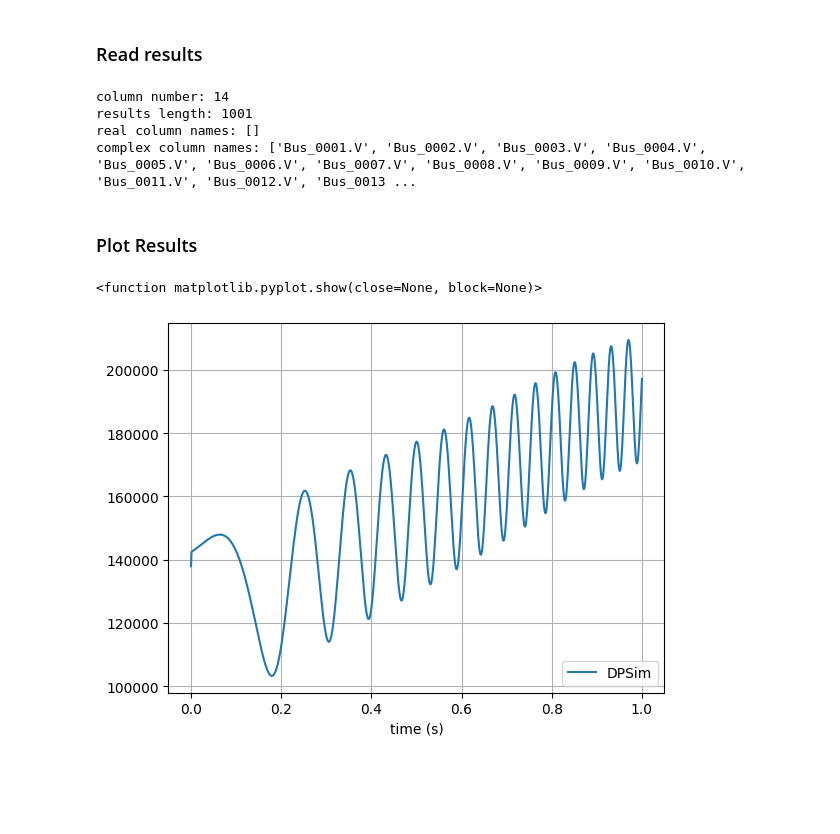
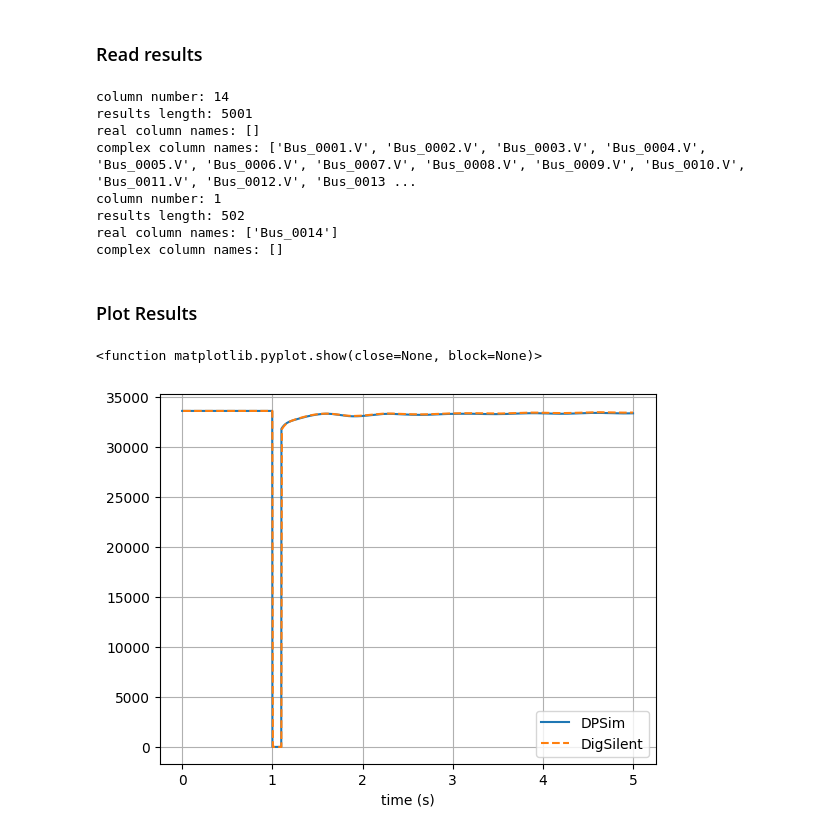
Before and after one commit to Canfirat98/cimpy, a Jupyter notebook: cimpy/IEEE14.ipynb, the cells around one changed output. Saved outputs shown, nothing was run; the diff lists cells and outputs as text; code cells hidden in the pictures; blank space fills up the shorter version.

```diff
--- a/cimpy/IEEE14.ipynb
+++ b/cimpy/IEEE14.ipynb
@@ -241,27 +246,38 @@ name_dyn
 from villas.dataprocessing.readtools import *
 from villas.dataprocessing.timeseries import *
 
-# read Simulink log file
-
+# read dpsim log file
 file_path = os.getcwd() + "/logs/" + name_dyn + "/" + name_dyn + ".csv"
 ts_dpsim = read_timeseries_dpsim(file_path)
+
+#powerfactory results
+digsilent_result_file = "/home/mmo/git/Can/cimpy/cimpy/PF_results.csv"
+ts_powerfactory = read_timeseries_csv(digsilent_result_file)
 # %% [output]
 column number: 14
-results length: 1001
+results length: 5001
 real column names: []
 complex column names: ['Bus_0001.V', 'Bus_0002.V', 'Bus_0003.V', 'Bus_0004.V', 'Bus_0005.V', 'Bus_0006.V', 'Bus_0007.V', 'Bus_0008.V', 'Bus_0009.V', 'Bus_0010.V', 'Bus_0011.V', 'Bus_0012.V', 'Bus_0013 ...
+column number: 1
+results length: 502
+real column names: ['Bus_0014']
+complex column names: []
 # %% [markdown]
 ### Plot Results
 # %%
 import matplotlib.pyplot as plt
+timestep_common = 1e-3
 
-plt.plot(ts_dpsim['Bus_0001.V'].time, ts_dpsim['Bus_0007.V'].abs().values, label='DPSim')
+plt.plot(ts_dpsim['Bus_0014.V'].time, ts_dpsim['Bus_0014.V'].abs().values, label='DPSim')
+plt.plot(ts_powerfactory['Bus_0014'].interpolate(timestep_common).time, ts_powerfactory['Bus_0014'].interpolate(timestep_common).abs().values * 33000, '--', label='DigSilent')
 plt.legend(loc='lower right')
 plt.xlabel('time (s)')
 #plt.ylabel(ylabels[varname_dpsim])
 plt.grid()
-#plt.xlim([t_begin, t_end])
+#plt.xlim([0.95, 1.05])
+#plt.ylim([135e3, 145e3])
+#plt.ylim([32e3, 36e3])
 plt.show
 # %% [output]
 <function matplotlib.pyplot.show(close=None, block=None)>
-[figure, old version]
+[figure, new version]
```
Also changed, not shown: parts of 7 cells of this notebook, 1 other file.
